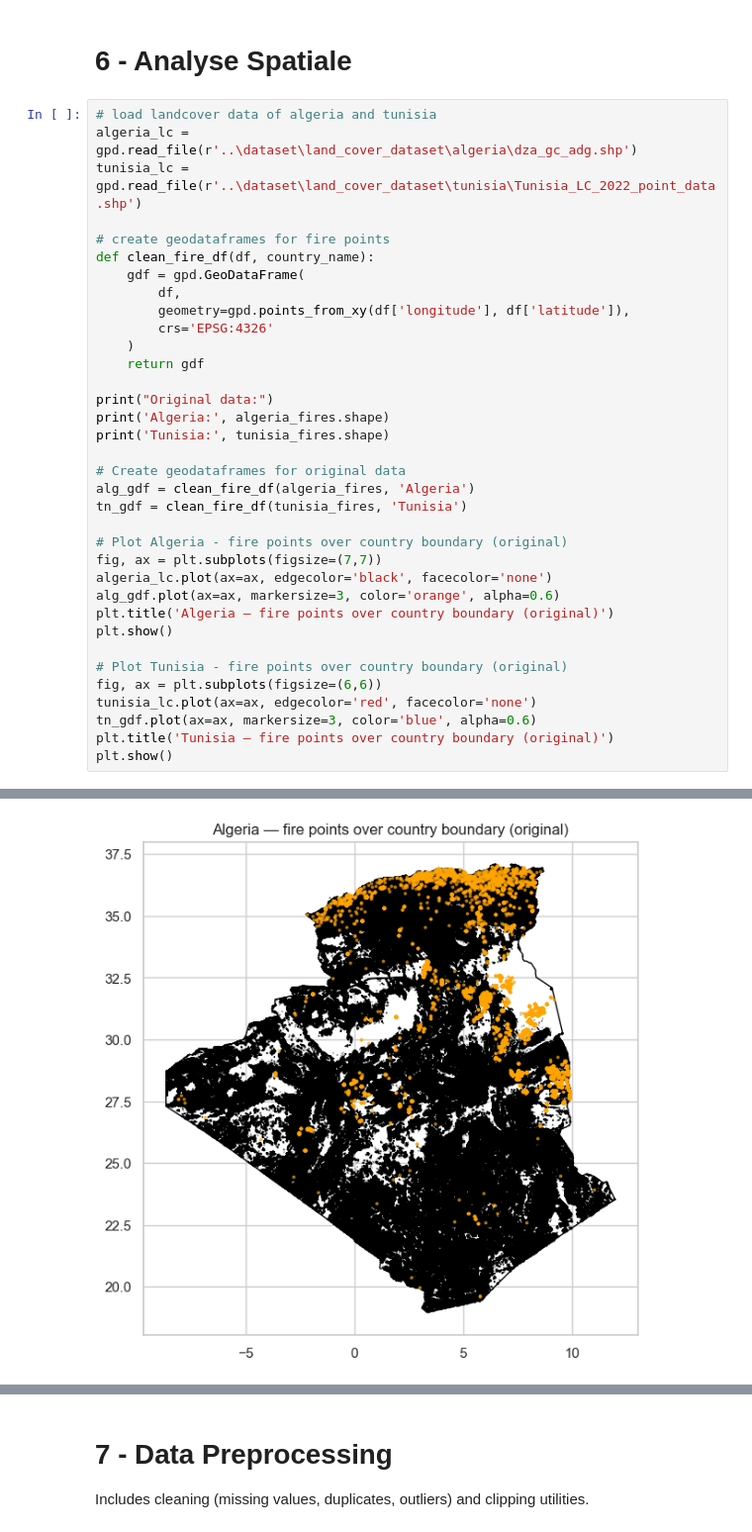
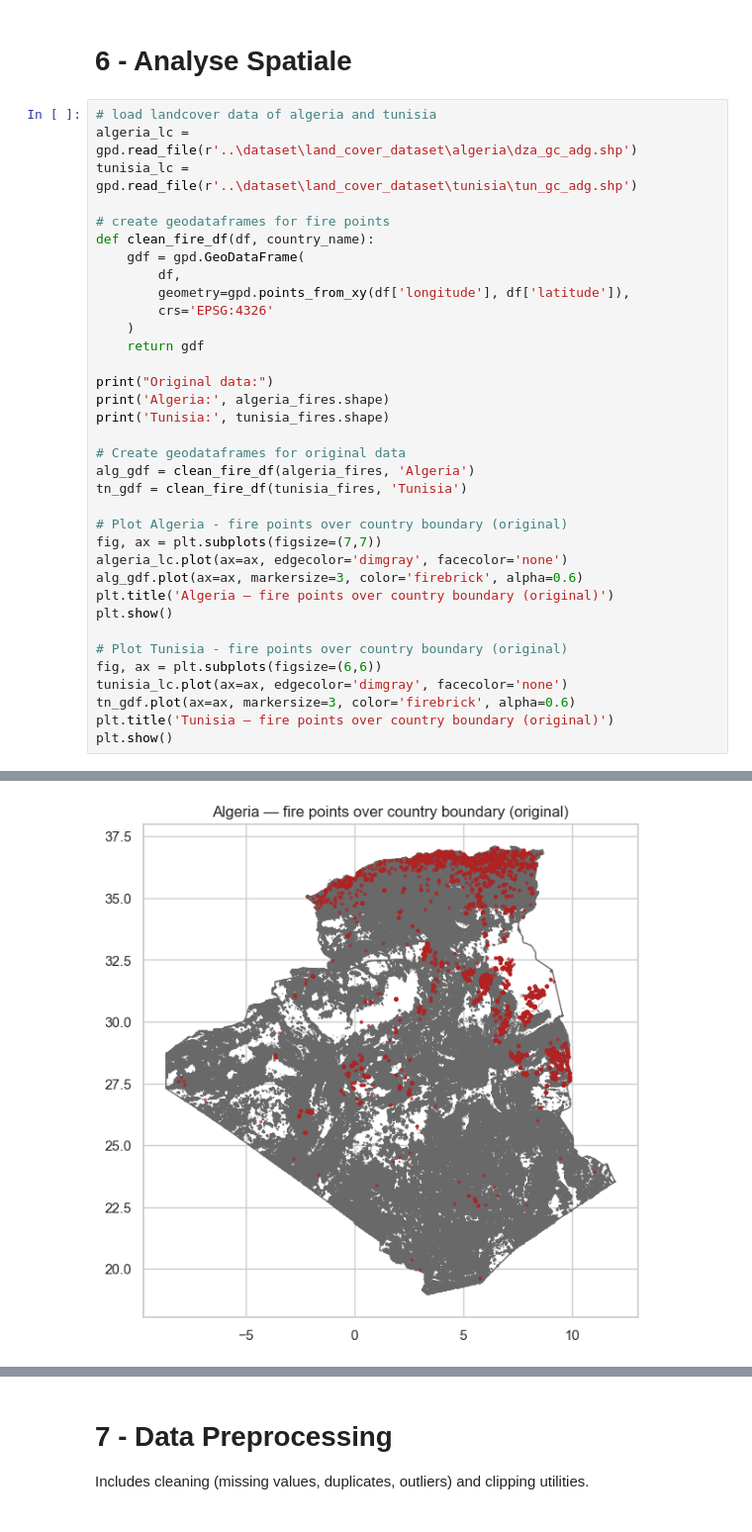
Before and after one commit to BESSAI-Tayeb/forest-fires-algeria-tunisia-analysis, a Jupyter notebook: analysis/fire.ipynb, the cells around one changed output, grey strips where cells are left out. Shown at 99% size. Drawn from its saved outputs; the diff is of its cells as text.

```diff
--- a/analysis/fire.ipynb
+++ b/analysis/fire.ipynb
@@ -365,40 +365,40 @@ temporal_analysis_dual(algeria_fires, tunisia_fires, label1='Algeria', label2='T
 # %%
 # load landcover data of algeria and tunisia
 algeria_lc = gpd.read_file(r'..\dataset\land_cover_dataset\algeria\dza_gc_adg.shp')
-tunisia_lc = gpd.read_file(r'..\dataset\land_cover_dataset\tunisia\Tunisia_LC_2022_point_data.shp')
+tunisia_lc = gpd.read_file(r'..\dataset\land_cover_dataset\tunisia\tun_gc_adg.shp')
 
 # create geodataframes for fire points
 def clean_fire_df(df, country_name):
     gdf = gpd.GeoDataFrame(
         df,
         geometry=gpd.points_from_xy(df['longitude'], df['latitude']),
         crs='EPSG:4326'
     )
     return gdf
 
 print("Original data:")
 print('Algeria:', algeria_fires.shape)
 print('Tunisia:', tunisia_fires.shape)
 
 # Create geodataframes for original data
 alg_gdf = clean_fire_df(algeria_fires, 'Algeria')
 tn_gdf = clean_fire_df(tunisia_fires, 'Tunisia')
 
 # Plot Algeria - fire points over country boundary (original)
 fig, ax = plt.subplots(figsize=(7,7))
-algeria_lc.plot(ax=ax, edgecolor='black', facecolor='none')
-alg_gdf.plot(ax=ax, markersize=3, color='orange', alpha=0.6)
+algeria_lc.plot(ax=ax, edgecolor='dimgray', facecolor='none')
+alg_gdf.plot(ax=ax, markersize=3, color='firebrick', alpha=0.6)
 plt.title('Algeria — fire points over country boundary (original)')
 plt.show()
 
 # Plot Tunisia - fire points over country boundary (original)
 fig, ax = plt.subplots(figsize=(6,6))
-tunisia_lc.plot(ax=ax, edgecolor='red', facecolor='none')
-tn_gdf.plot(ax=ax, markersize=3, color='blue', alpha=0.6)
+tunisia_lc.plot(ax=ax, edgecolor='dimgray', facecolor='none')
+tn_gdf.plot(ax=ax, markersize=3, color='firebrick', alpha=0.6)
 plt.title('Tunisia — fire points over country boundary (original)')
 plt.show()
 # %% [output]
 Original data:
 Algeria: (87446, 16)
 Tunisia: (2804, 16)
-[figure, old version]
+[figure, new version]
```
Also changed, not shown: parts of 5 cells of this notebook, 21 other files.
